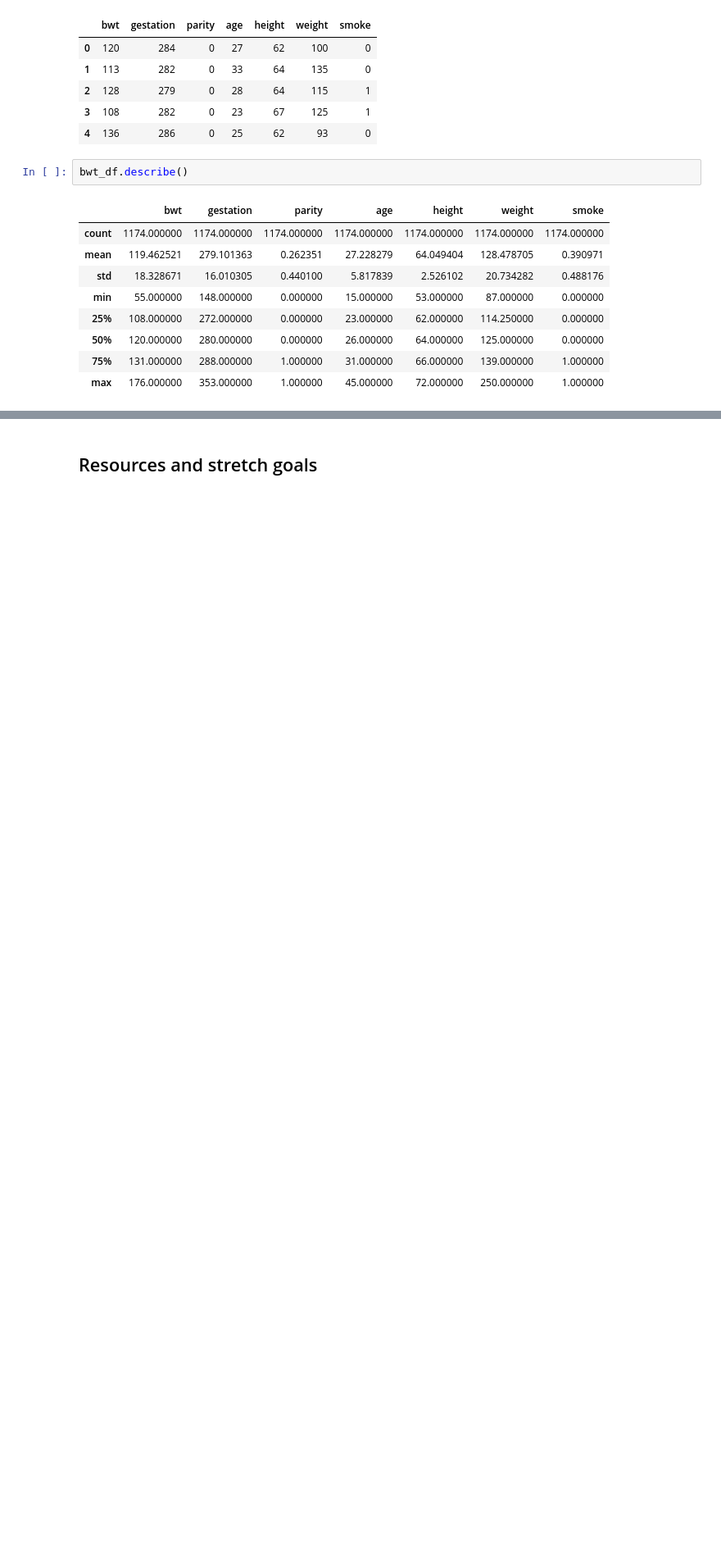
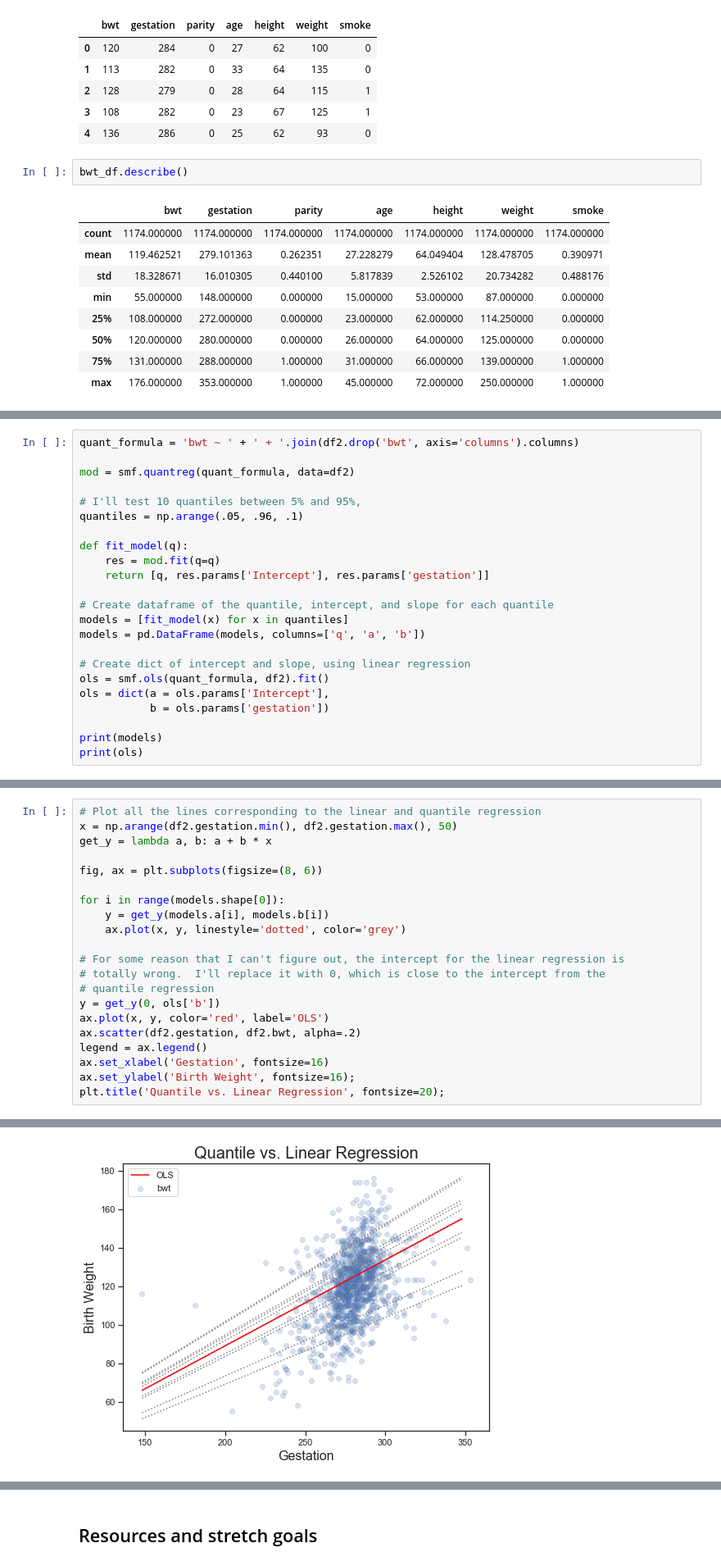
Before and after one commit to bloominstituteoftechnology/DS-Unit-2-Sprint-3-Advanced-Regression, a Jupyter notebook: module3-quantile-regression/LS_DS_233_Quantile_Regression-Assignment.ipynb, the cells around one changed output, grey strips where cells are left out. Shown at 82% size. Drawn from its saved outputs; the diff is of its cells as text; blank space fills up the shorter version.

```diff
--- a/module3-quantile-regression/LS_DS_233_Quantile_Regression-Assignment.ipynb
+++ b/module3-quantile-regression/LS_DS_233_Quantile_Regression-Assignment.ipynb
@@ -54,0 +216,23 @@ bwt_df.describe()
+# %%
+quant_formula = 'bwt ~ ' + ' + '.join(df2.drop('bwt', axis='columns').columns)
+
+mod = smf.quantreg(quant_formula, data=df2)
+
+# I'll test 10 quantiles between 5% and 95%,
+quantiles = np.arange(.05, .96, .1)
+
+def fit_model(q):
+    res = mod.fit(q=q)
+    return [q, res.params['Intercept'], res.params['gestation']]
+
+# Create dataframe of the quantile, intercept, and slope for each quantile
+models = [fit_model(x) for x in quantiles]
+models = pd.DataFrame(models, columns=['q', 'a', 'b'])
+
+# Create dict of intercept and slope, using linear regression
+ols = smf.ols(quant_formula, df2).fit()
+ols = dict(a = ols.params['Intercept'],
+           b = ols.params['gestation'])
+
+print(models)
+print(ols)
@@ -54,0 +253,22 @@ bwt_df.describe()
+# %%
+# Plot all the lines corresponding to the linear and quantile regression
+x = np.arange(df2.gestation.min(), df2.gestation.max(), 50)
+get_y = lambda a, b: a + b * x
+
+fig, ax = plt.subplots(figsize=(8, 6))
+
+for i in range(models.shape[0]):
+    y = get_y(models.a[i], models.b[i])
+    ax.plot(x, y, linestyle='dotted', color='grey')
+
+# For some reason that I can't figure out, the intercept for the linear regression is
+# totally wrong.  I'll replace it with 0, which is close to the intercept from the
+# quantile regression
+y = get_y(0, ols['b'])
+ax.plot(x, y, color='red', label='OLS')
+ax.scatter(df2.gestation, df2.bwt, alpha=.2)
+legend = ax.legend()
+ax.set_xlabel('Gestation', fontsize=16)
+ax.set_ylabel('Birth Weight', fontsize=16);
+plt.title('Quantile vs. Linear Regression', fontsize=20);
+# %% [output]
@@ -54,0 +276 @@ bwt_df.describe()
+[figure, added]
```
Also changed, not shown: parts of 23 cells of this notebook.
